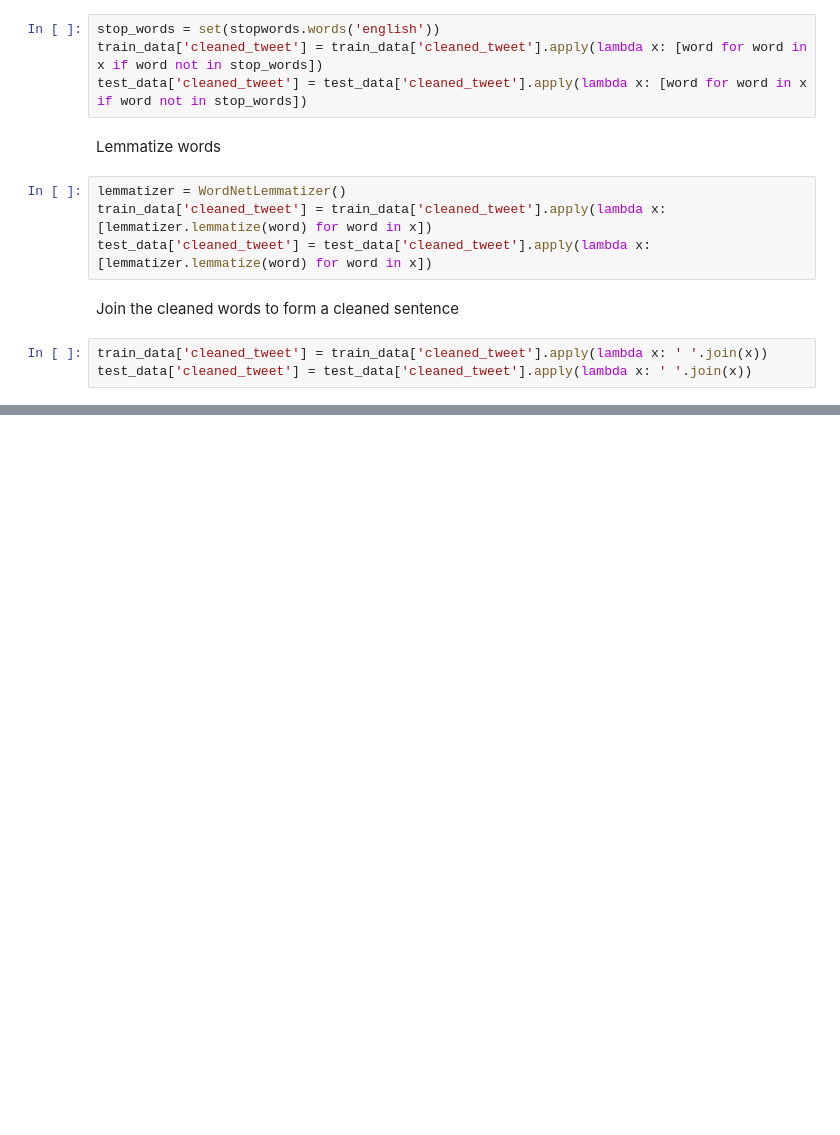
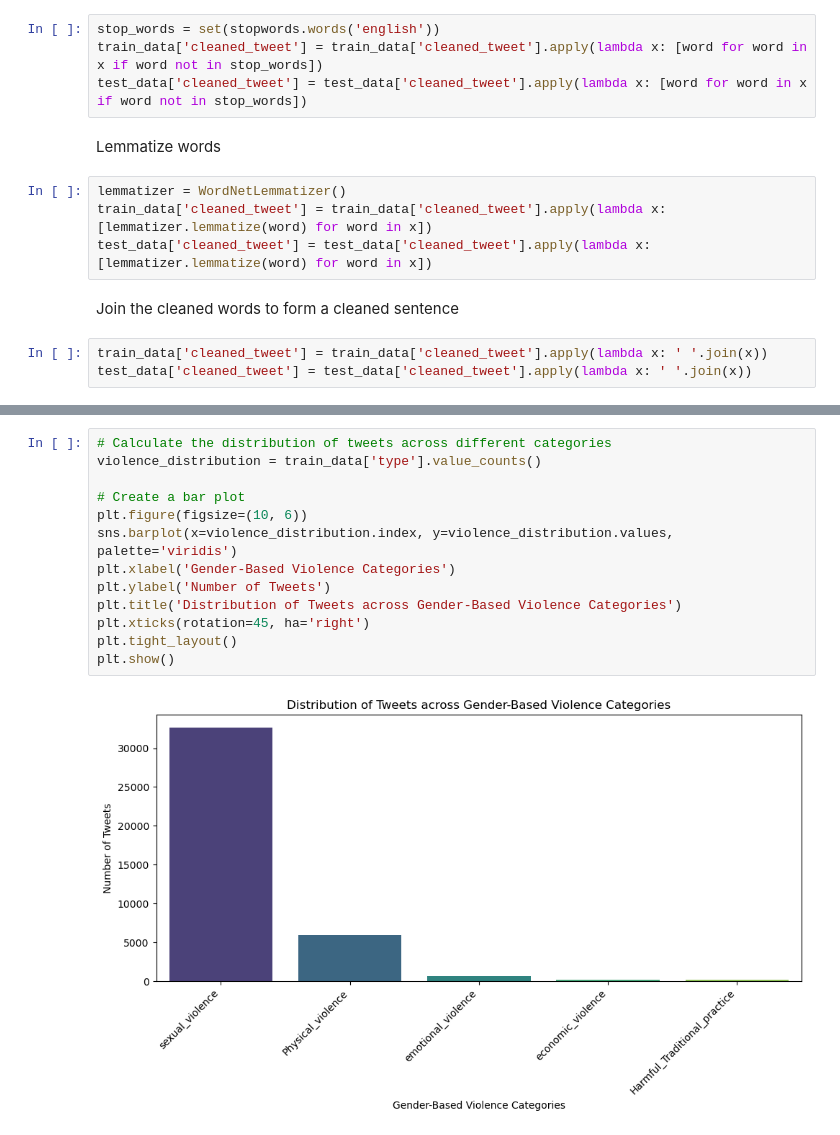
Before and after one commit to The-DigitalAcademy/Malebo_Gender_Based_Violence, a Jupyter notebook: Machine learning.ipynb, the cells around one changed output, grey strips where cells are left out. Cells and saved outputs as stored; diff of their text form; blank space fills up the shorter version.

```diff
--- a/Machine learning.ipynb
+++ b/Machine learning.ipynb
@@ -130,0 +147,15 @@ test_data['cleaned_tweet'] = test_data['cleaned_tweet'].apply(lambda x: ' '.join
+# %%
+# Calculate the distribution of tweets across different categories
+violence_distribution = train_data['type'].value_counts()
+
+# Create a bar plot
+plt.figure(figsize=(10, 6))
+sns.barplot(x=violence_distribution.index, y=violence_distribution.values, palette='viridis')
+plt.xlabel('Gender-Based Violence Categories')
+plt.ylabel('Number of Tweets')
+plt.title('Distribution of Tweets across Gender-Based Violence Categories')
+plt.xticks(rotation=45, ha='right')
+plt.tight_layout()
+plt.show()
+# %% [output]
+[figure, added]
```
Also changed, not shown: parts of 2 cells of this notebook.
